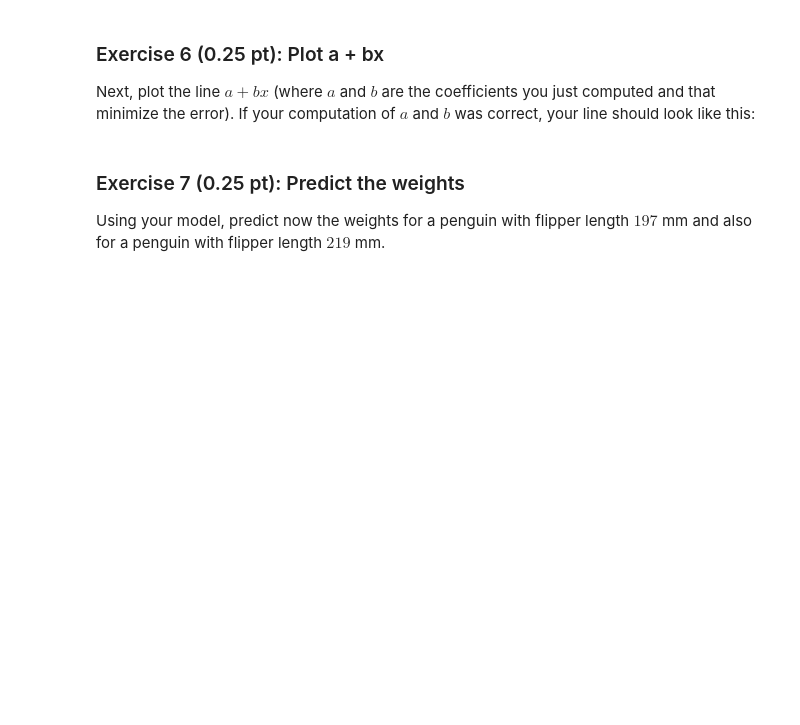
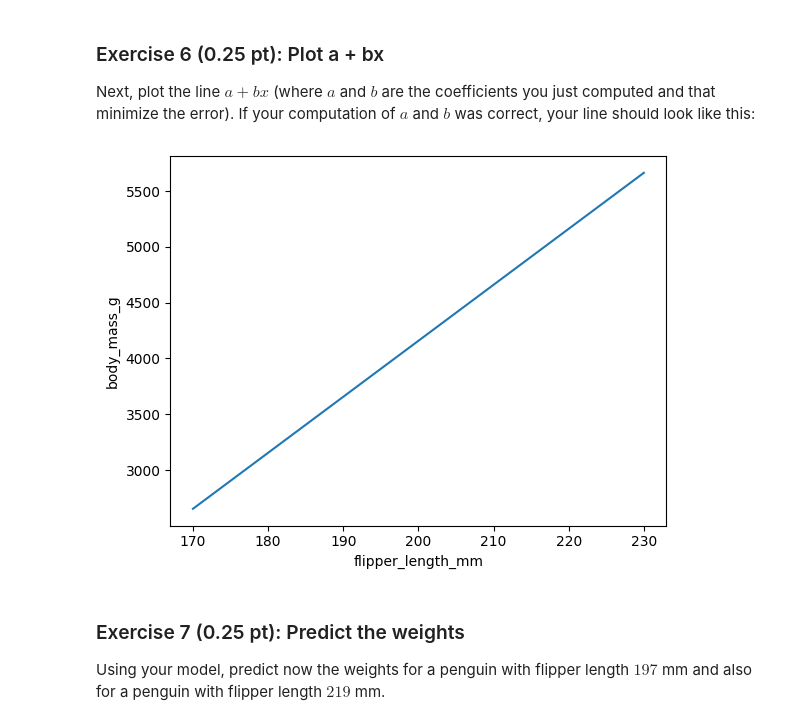
Before and after one commit to JHBeets/School, a Jupyter notebook: progHW2.ipynb, the cells around one changed output. Saved outputs shown, nothing was run; the diff lists cells and outputs as text; code cells hidden in the pictures; blank space fills up the shorter version.

```diff
--- a/progHW2.ipynb
+++ b/progHW2.ipynb
@@ -177,11 +175,16 @@ Next, plot the line $a + bx$ (where $a$ and $b$ are the coefficients you just co
 # %%
 # We will provide you with x.
 x = np.linspace(170, 230, 200)
 
 # Hint: Work using the given variables dataset_fig2 and dataset_ax2. Do NOT change these names.
 dataset_fig2, dataset_ax2 = plt.subplots()
 # Hint: Use dataset_ax2.plot() for both the original data and the line.
-#. Your solution here ...
+dataset_ax2.plot(x, a + b*x)
+plt.xlabel('flipper_length_mm')
+plt.ylabel('body_mass_g')
+dataset_fig2.show()
+# %% [output]
+[figure, added]
 # %% [markdown]
 ### Exercise 7 (0.25 pt): Predict the weights
 
```
Also changed, not shown: parts of 13 cells of this notebook.
